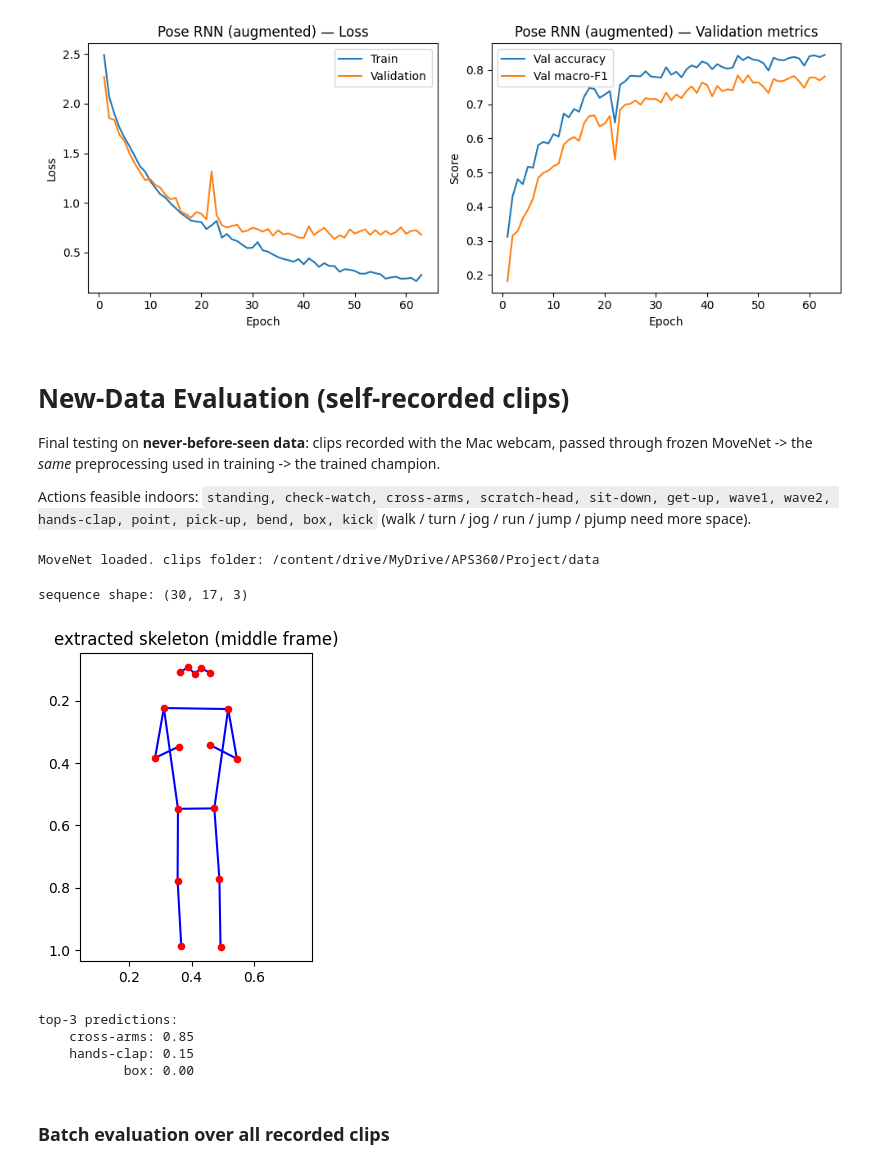
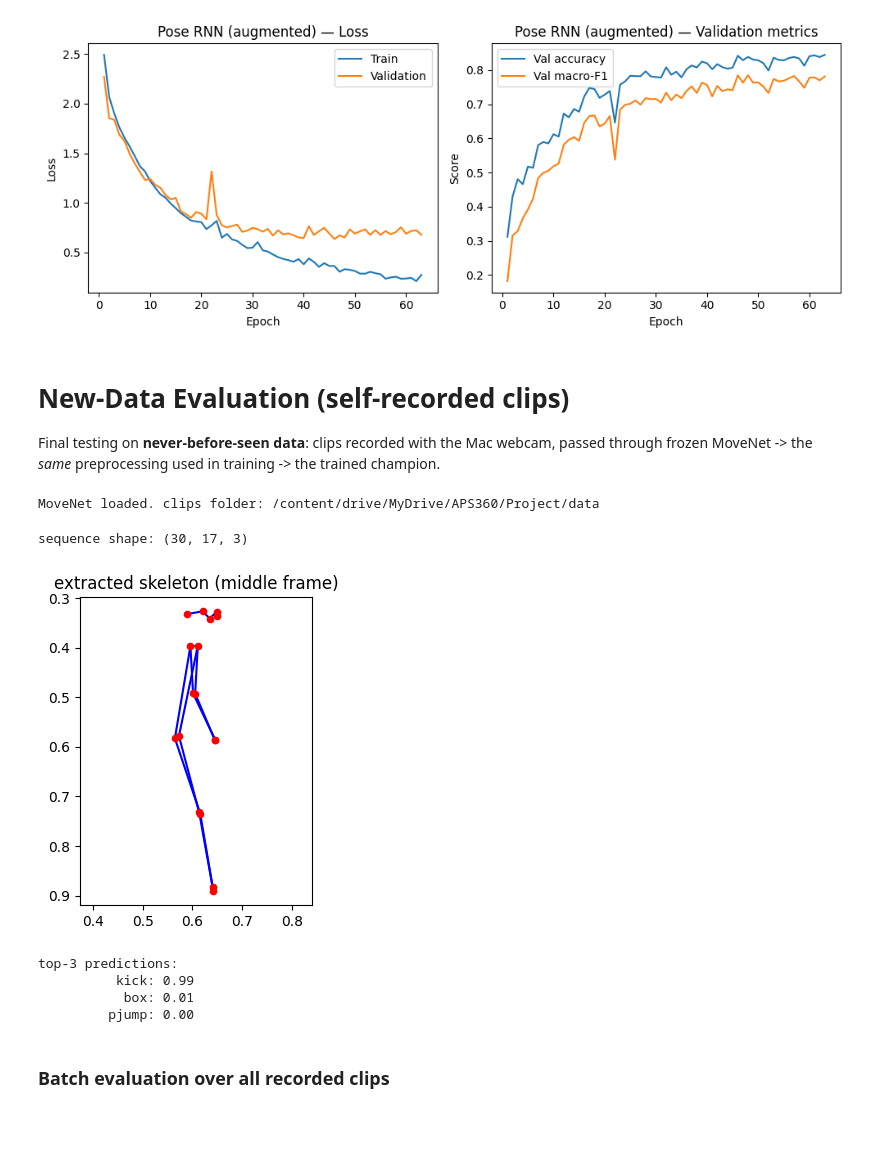
Before and after one commit to po8onthetrack/Deep-Learning-Project, a Jupyter notebook: project.ipynb, the cells around one changed output. Drawn from its saved outputs; the diff is of its cells as text; code cells hidden in the pictures; blank space fills up the shorter version.

```diff
--- a/project.ipynb
+++ b/project.ipynb
@@ -760,8 +760,6 @@ early stop @ epoch 63 (best macroF1 0.785)
 # New-Data Evaluation (self-recorded clips)
 
 Final testing on **never-before-seen data**: clips recorded with the Mac webcam, passed through frozen MoveNet -> the *same* preprocessing used in training -> the trained champion.
-
-Actions feasible indoors: `standing, check-watch, cross-arms, scratch-head, sit-down, get-up, wave1, wave2, hands-clap, point, pick-up, bend, box, kick` (walk / turn / jog / run / jump / pjump need more space).
 # %%
 # MoveNet: raw video -> COCO-17 keypoints (same joint set & order as the PoseNet training data)
 !pip install -q tensorflow_hub
@@ -811,24 +809,24 @@ def video_to_sequence(path, n_frames=30, fps_target=30):
 # %%
 # verify on one test clip before recording the full set
 COCO_EDGES = [(0,1),(0,2),(1,3),(2,4),(5,6),(5,7),(7,9),(6,8),(8,10),
               (5,11),(6,12),(11,12),(11,13),(13,15),(12,14),(14,16)]
 
-test_clip = f"{record_dir}/hands-clap_1.mov"        # point this at one of your test clips
+test_clip = f"{record_dir}/jump_1.mov"        # point this at one of your test clips
 seq = video_to_sequence(test_clip)
 print("sequence shape:", seq.shape)                  # expect (30, 17, 3)
 
 # the skeleton must look like a recognisable human
 frame = seq[15]
 x, y = frame[:, 0], frame[:, 1]
 plt.figure(figsize=(3, 4))
 plt.scatter(x, y, c='red', s=20, zorder=2)
 for a, b in COCO_EDGES:
     plt.plot([x[a], x[b]], [y[a], y[b]], 'b-', zorder=1)
 plt.gca().invert_yaxis(); plt.axis('equal')
 plt.title("extracted skeleton (middle frame)"); plt.show()
 # %% [output]
 sequence shape: (30, 17, 3)
-[figure, old version]
+[figure, new version]
 # %%
 # single-clip prediction with the champion (2-layer LSTM)
 device = 'cuda' if torch.cuda.is_available() else 'cpu'
@@ -846,9 +844,9 @@ for i in probs.argsort(descending=True)[:3]:
     print(f"  {ACTION_NAMES[i]:>12}: {probs[i]:.2f}")
 # %% [output]
 top-3 predictions:
-    cross-arms: 0.85
-    hands-clap: 0.15
-           box: 0.00
+          kick: 0.99
+           box: 0.01
+         pjump: 0.00
 # %% [markdown]
 ### Batch evaluation over all recorded clips
 # %%
```
Also changed, not shown: parts of 8 cells of this notebook.
